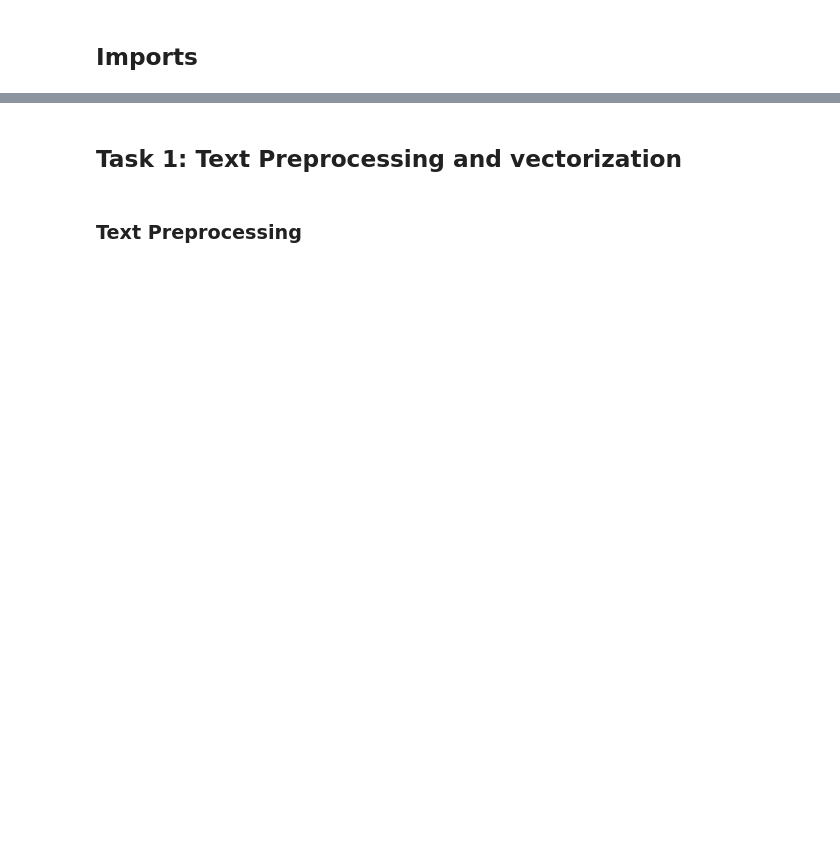
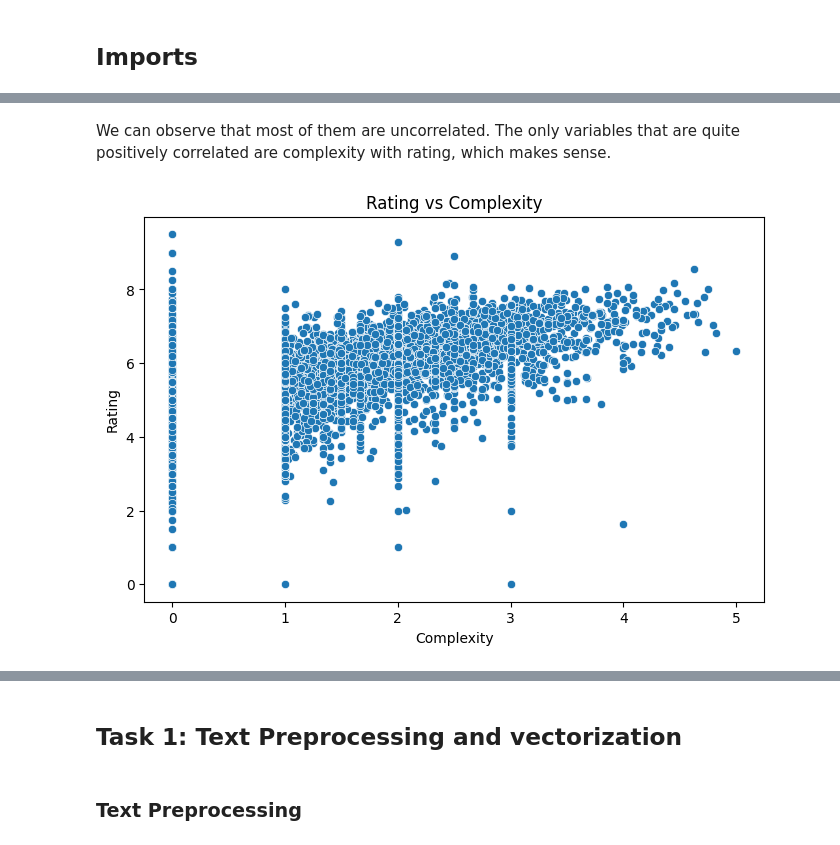
Before and after one commit to alexgaarciia/MLApps_BoardGames, a Jupyter notebook: mlapps_final_project.ipynb, the cells around one changed output, grey strips where cells are left out. Saved outputs shown, nothing was run; the diff lists cells and outputs as text; code cells hidden in the pictures; blank space fills up the shorter version.

Commit message:
new outputs with new data

```diff
--- a/mlapps_final_project.ipynb
+++ b/mlapps_final_project.ipynb
@@ -60,0 +256,12 @@ games.head()
+# %% [markdown]
+We can observe that most of them are uncorrelated. The only variables that are quite positively correlated are complexity with rating, which makes sense.
+# %%
+# Boxplot of rating vs complexity
+plt.figure(figsize=(8, 5))
+sns.scatterplot(x='complexity', y='rating', data=games)
+plt.title("Rating vs Complexity")
+plt.xlabel("Complexity")
+plt.ylabel("Rating")
+plt.show()
+# %% [output]
+[figure, added]
```
Also changed, not shown: parts of 171 cells of this notebook, 4 other files.
